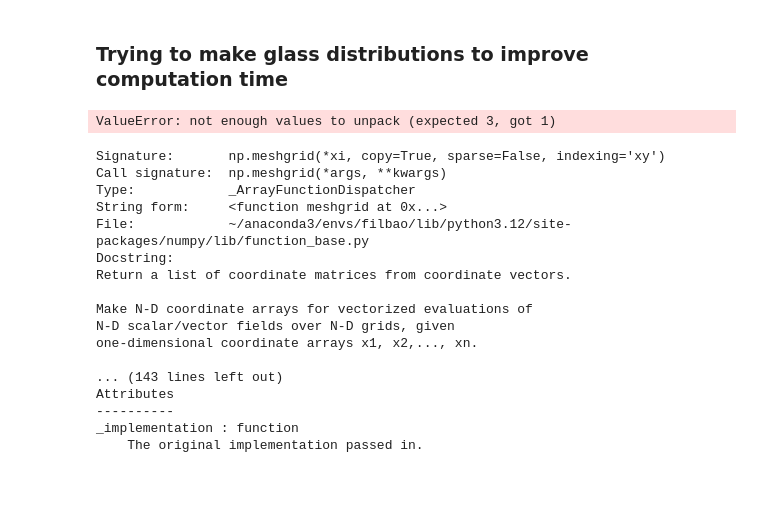
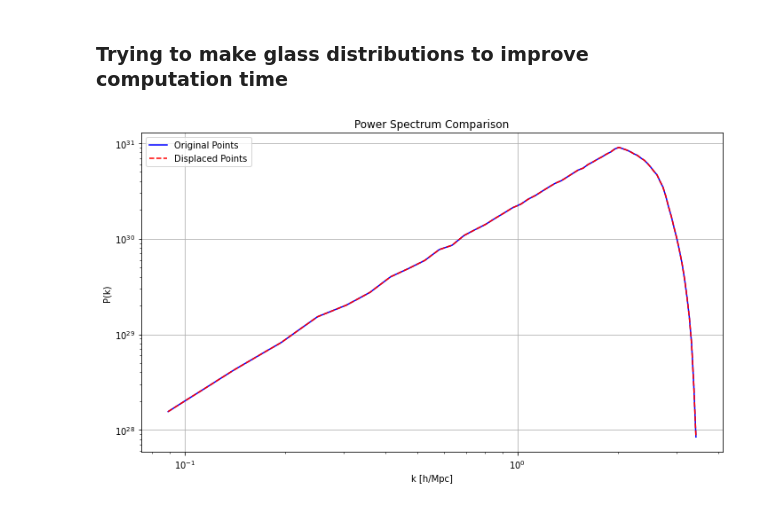
Before and after one commit to FedeDavilaKurban/filbao, a Jupyter notebook: glass.ipynb, the cells around one changed output. Saved outputs shown, nothing was run; the diff lists cells and outputs as text; code cells hidden in the pictures.

```diff
--- a/glass.ipynb
+++ b/glass.ipynb
@@ -4,7 +4,7 @@
 import numpy as np
 from scipy.fftpack import fftn, ifftn, fftfreq
 from scipy.interpolate import RegularGridInterpolator
-from astropy.cosmology import Planck18 as cosmo
+from astropy.cosmology import Planck18_arXiv_v2 as cosmo
 import matplotlib.pyplot as plt
 
 def compute_zeldovich_displacements(grid_size, box_size, power_spectrum, redshift):
@@ -54,6 +54,7 @@ def calculate_power_spectrum(points, box_size, grid_size):
     # Create a 3D density grid
     density_grid, _ = np.histogramdd(points, bins=grid_size, range=[[0, box_size]]*3)
     density_grid -= np.mean(density_grid)  # Subtract mean density
+    density_grid /= (np.mean(density_grid)+1e-10)  # Divide by mean density
 
     # Fourier transform of the density field
     delta_k = fftn(density_grid)
@@ -61,7 +62,7 @@ def calculate_power_spectrum(points, box_size, grid_size):
 
     # Compute k bins and average power spectrum
     grid = fftfreq(grid_size, box_size / grid_size) * 2 * np.pi
-    kx, ky, kz = np.meshgrid(grid, indexing='ij')
+    kx, ky, kz = np.meshgrid(grid, grid, grid, indexing='ij')
     k = np.sqrt(kx**2 + ky**2 + kz**2).flatten()
     power_spectrum = power_spectrum.flatten()
 
@@ -69,60 +70,46 @@ def calculate_power_spectrum(points, box_size, grid_size):
     Pk, _ = np.histogram(k, bins=k_bins, weights=power_spectrum)
     k_avg, _ = np.histogram(k, bins=k_bins, weights=k)
 
-    k_avg = k_avg / np.maximum(_, 1)  # Avoid division by zero
+    k_avg = k_avg / np.maximum(np.histogram(k, bins=k_bins)[0], 1) #avoid division by zero
     return k_avg[1:], Pk[1:]  # Exclude the first bin (k=0)
 
 # Parameters
-grid_size = 64
-box_size = 100.0  # Mpc/h
+grid_size = 128
+box_size = 200.0  # Mpc/h
 redshift = 0.5
-num_points = 1000
+num_points = 1000000
 
 # Power spectrum function
 def example_power_spectrum(k):
     return np.where(k > 0, k**-2, 0)
 
 # Generate random points
 random_points = np.random.uniform(0, box_size, (num_points, 3))
 
 # Compute Zel'dovich displacements and apply them
 displacements = compute_zeldovich_displacements(grid_size, box_size, example_power_spectrum, redshift)
 displaced_points = apply_displacements_to_points(random_points, displacements, box_size)
 
 # Calculate power spectra
 k_original, Pk_original = calculate_power_spectrum(random_points, box_size, grid_size)
 k_displaced, Pk_displaced = calculate_power_spectrum(displaced_points, box_size, grid_size)
 
 # Plot power spectra
 plt.figure(figsize=(10, 6))
 plt.loglog(k_original, Pk_original, label='Original Points', color='blue')
 plt.loglog(k_displaced, Pk_displaced, label='Displaced Points', color='red', linestyle='--')
+
+n_mean = num_points / box_size**3
+P_shot = 1 / n_mean
+#plt.axhline(P_shot, color='gray', linestyle='--', label='Shot Noise')
+#plt.axvline(2, color='gray', linestyle='-')
+
 plt.xlabel('k [h/Mpc]')
 plt.ylabel('P(k)')
 plt.title('Power Spectrum Comparison')
 plt.legend()
 plt.grid(True)
 plt.tight_layout()
 plt.show()
 # %% [output]
-ValueError: not enough values to unpack (expected 3, got 1)
+[figure, added]
-# %%
-np.meshgrid?
-# %% [output]
-Signature:       np.meshgrid(*xi, copy=True, sparse=False, indexing='xy')
-Call signature:  np.meshgrid(*args, **kwargs)
-Type:            _ArrayFunctionDispatcher
-String form:     <function meshgrid at 0x...>
-File:            ~/anaconda3/envs/filbao/lib/python3.12/site-packages/numpy/lib/function_base.py
-Docstring:
-Return a list of coordinate matrices from coordinate vectors.
-
-Make N-D coordinate arrays for vectorized evaluations of
-N-D scalar/vector fields over N-D grids, given
-one-dimensional coordinate arrays x1, x2,..., xn.
-
-... (143 lines left out)
-Attributes
-----------
-_implementation : function
-    The original implementation passed in.
```
Also changed, not shown: parts of 1 cell of this notebook, 6 other files.
